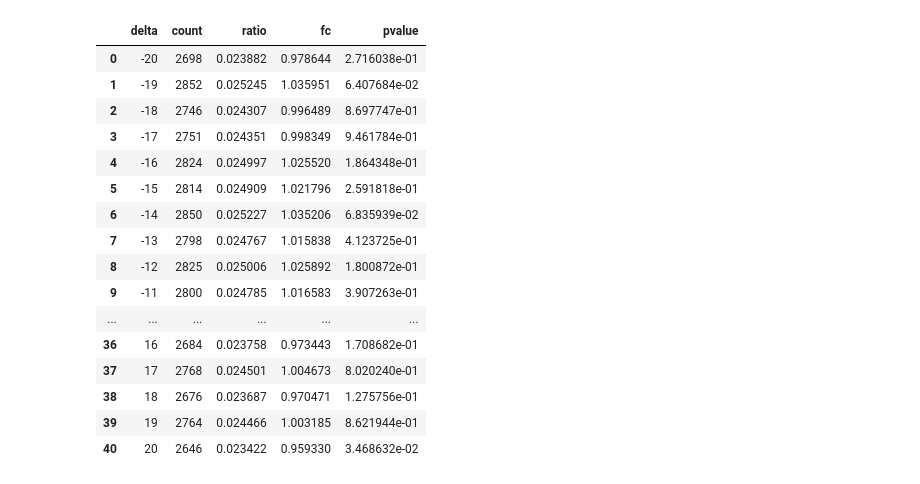
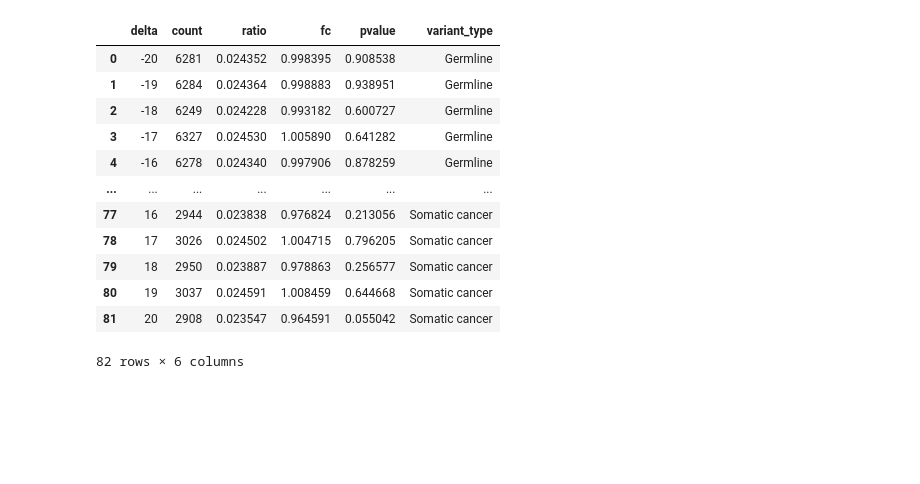
Before and after one commit to edwardsnj/glygen-colab-notebooks, a Jupyter notebook: variants.ipynb, the cells around one changed output. Cells and saved outputs as stored; diff of their text form; code cells hidden in the pictures; blank space fills up the shorter version.

```diff
--- a/variants.ipynb
+++ b/variants.ipynb
@@ -132,6 +140,7 @@ template = "{species}_protein_mutation_germline_all.csv"
 germline_files = ggdl.filenames(template,species=SPECIES)
 
 params = {
+  "name": "somatic_variants",
   "usecols": ["uniprotkb_canonical_ac",
               "aa_pos","ref_aa","alt_aa",
               "do_name"],
@@ -144,9 +153,10 @@ params = {
   "dropdups": True,
   "dropcols": ["do_name"]
 }
-cancer_df = ggdl.cached_dataframe("cancer_df",cancer_files,**params)
+somatic_variants = ggdl.dataframe(cancer_files,**params)
 
 params = {
+  "name": "germline_variants",
   "usecols": ["uniprotkb_canonical_ac",
               "begin_aa_pos","end_aa_pos","ref_aa","alt_aa",
               "do_id","mim_id"],
@@ -162,5 +172,6 @@ params = {
   "dropdups": True,
   "dropcols": ["begin_aa_pos", "end_aa_pos", "do_id", "mim_id"]
 }
-germline_df = ggdl.cached_dataframe("germline_df",germline_files,**params)
+
+germline_variants = ggdl.dataframe(germline_files,**params)
 # %% [output]
@@ -192,14 +203,8 @@ elif SITETYPE == 'predicted':
 else:
   raise ValueError("SITETYPE must be 'experimental' or 'predicted'")
 
-if VARTYPE == "somatic":
-  variants = cancer_df
-elif VARTYPE == "germline":
-  variants = germline_df
-else:
-  raise ValueError("VARTYPE must be 'somatic' or 'germline'")
-
-print(f"SITETYPE: {SITETYPE}, VARTYPE: {VARTYPE}, GLYCOTYPE: {GLYCOTYPE}")
+print(f"SITETYPE: {SITETYPE}, GLYCOTYPE: {GLYCOTYPE}")
 print(f"Glycosites: {glyco_sites.shape[0]}")
-print(f"Variants: {variants.shape[0]}")
+print(f"Variants (germline): {germline_variants.shape[0]}")
+print(f"Variants (somatic): {somatic_variants.shape[0]}")
 # %% [output]
@@ -250,39 +252,44 @@ UniProtKB Accessions: 3840
 # %%
 from scipy.stats import binomtest
 
-delta_counts = pd.DataFrame(merged[["delta"]].value_counts())
-delta_counts = delta_counts.sort_values(by='delta')
-delta_counts = delta_counts.reset_index()
+def compute_counts(merged_dataframe):
+  delta_counts = pd.DataFrame(merged_dataframe[["delta"]].value_counts())
+  delta_counts = delta_counts.sort_values(by='delta')
+  delta_counts = delta_counts.reset_index()
 
-N = delta_counts['count'].sum()
-n = delta_counts.shape[0]
-p = 1/n
+  N = delta_counts['count'].sum()
+  n = delta_counts.shape[0]
+  p = 1/n
 
-for i in range(delta_counts.shape[0]):
-  delta_counts.loc[i,'ratio'] = delta_counts.loc[i,'count']/N
-  delta_counts.loc[i,'fc'] = delta_counts.loc[i,'ratio']/((1-delta_counts.loc[i,'ratio'])/(n-1))
-  delta_counts.loc[i,'pvalue'] = binomtest(delta_counts.loc[i,'count'], N, p,
-                                           alternative='two-sided').pvalue
+  for i in range(delta_counts.shape[0]):
+    c = delta_counts.loc[i,'count']
+    r = c/N
+    delta_counts.loc[i,'ratio'] = r
+    delta_counts.loc[i,'fc'] = r/((1-r)/(n-1))
+    delta_counts.loc[i,'pvalue'] = binomtest(c, N, p, alternative='two-sided').pvalue
 
+  return delta_counts
+
+germline_counts = compute_counts(germline_merged)
+germline_counts["variant_type"] = "Germline"
+somatic_counts = compute_counts(somatic_merged)
+somatic_counts["variant_type"] = "Somatic cancer"
+delta_counts = pd.concat([germline_counts,somatic_counts],ignore_index=True)
 delta_counts
 # %% [output]
-|  | delta | count | ratio | fc | pvalue |
-| 0 | -20 | 2698 | 0.023882 | 0.978644 | 2.716038e-01 |
-| 1 | -19 | 2852 | 0.025245 | 1.035951 | 6.407684e-02 |
-| 2 | -18 | 2746 | 0.024307 | 0.996489 | 8.697747e-01 |
-| 3 | -17 | 2751 | 0.024351 | 0.998349 | 9.461784e-01 |
-| 4 | -16 | 2824 | 0.024997 | 1.025520 | 1.864348e-01 |
-| 5 | -15 | 2814 | 0.024909 | 1.021796 | 2.591818e-01 |
-| 6 | -14 | 2850 | 0.025227 | 1.035206 | 6.835939e-02 |
-| 7 | -13 | 2798 | 0.024767 | 1.015838 | 4.123725e-01 |
-| 8 | -12 | 2825 | 0.025006 | 1.025892 | 1.800872e-01 |
-| 9 | -11 | 2800 | 0.024785 | 1.016583 | 3.907263e-01 |
-| ... | ... | ... | ... | ... | ... |
-| 36 | 16 | 2684 | 0.023758 | 0.973443 | 1.708682e-01 |
-| 37 | 17 | 2768 | 0.024501 | 1.004673 | 8.020240e-01 |
-| 38 | 18 | 2676 | 0.023687 | 0.970471 | 1.275756e-01 |
-| 39 | 19 | 2764 | 0.024466 | 1.003185 | 8.621944e-01 |
-| 40 | 20 | 2646 | 0.023422 | 0.959330 | 3.468632e-02 |
+|  | delta | count | ratio | fc | pvalue | variant_type |
+| 0 | -20 | 6281 | 0.024352 | 0.998395 | 0.908538 | Germline |
+| 1 | -19 | 6284 | 0.024364 | 0.998883 | 0.938951 | Germline |
+| 2 | -18 | 6249 | 0.024228 | 0.993182 | 0.600727 | Germline |
+| 3 | -17 | 6327 | 0.024530 | 1.005890 | 0.641282 | Germline |
+| 4 | -16 | 6278 | 0.024340 | 0.997906 | 0.878259 | Germline |
+| ... | ... | ... | ... | ... | ... | ... |
+| 77 | 16 | 2944 | 0.023838 | 0.976824 | 0.213056 | Somatic cancer |
+| 78 | 17 | 3026 | 0.024502 | 1.004715 | 0.796205 | Somatic cancer |
+| 79 | 18 | 2950 | 0.023887 | 0.978863 | 0.256577 | Somatic cancer |
+| 80 | 19 | 3037 | 0.024591 | 1.008459 | 0.644668 | Somatic cancer |
+| 81 | 20 | 2908 | 0.023547 | 0.964591 | 0.055042 | Somatic cancer |
+82 rows × 6 columns
 # %%
 import matplotlib.pyplot as plt
 import seaborn as sns
```
Also changed, not shown: parts of 10 cells of this notebook.
